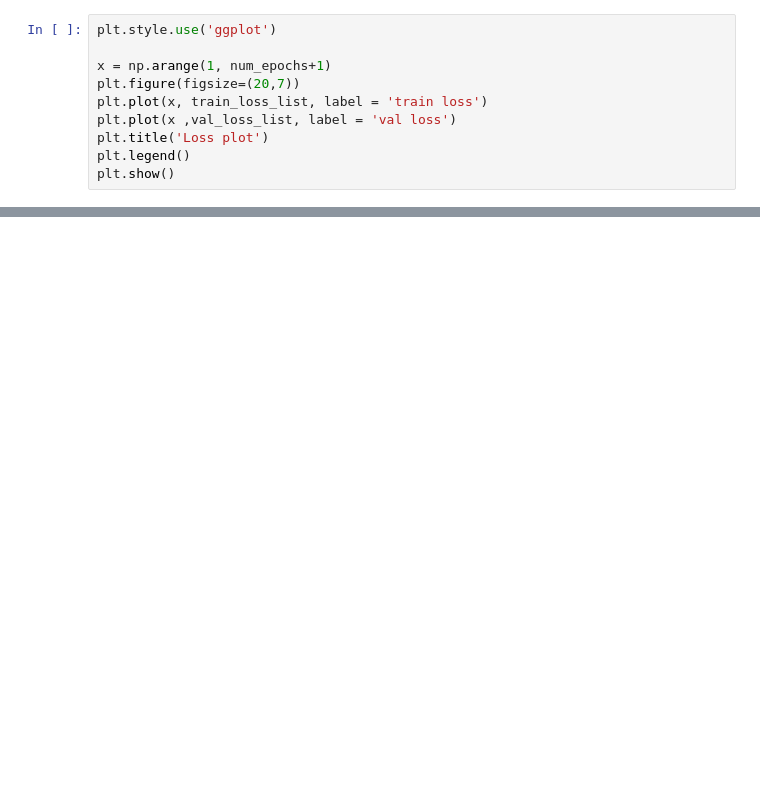
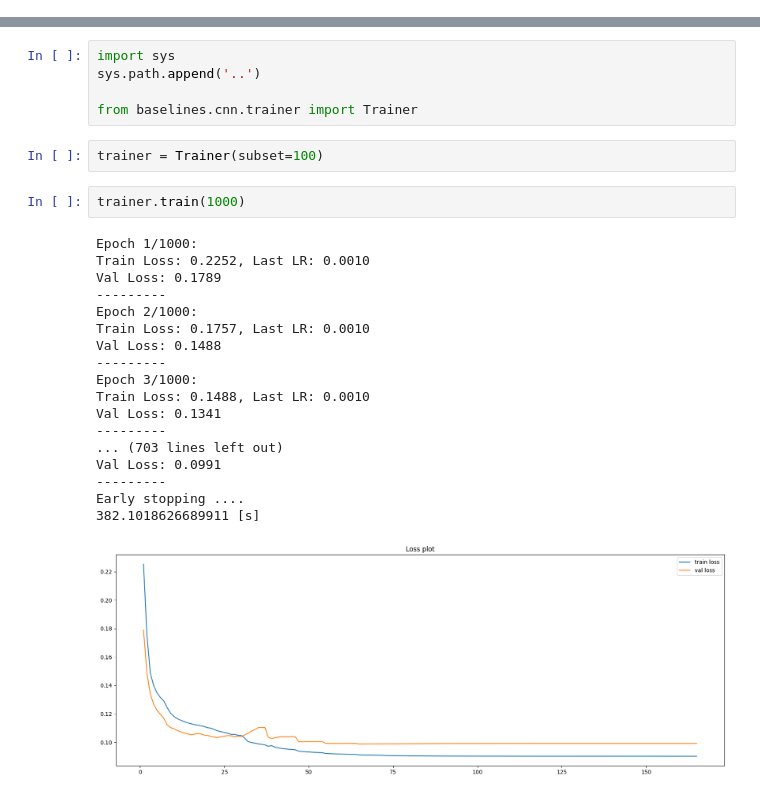
Before and after one commit to iwamaciek/stwp, a Jupyter notebook: demos/cnn-overfitting.ipynb, the cells around one changed output, grey strips where cells are left out. Cells and saved outputs as stored; diff of their text form; blank space fills up the shorter version.

```diff
--- a/demos/cnn-overfitting.ipynb
+++ b/demos/cnn-overfitting.ipynb
@@ -132,10 +0,0 @@ Train Loss: 0.0072
-# %%
-plt.style.use('ggplot')
-
-x = np.arange(1, num_epochs+1)
-plt.figure(figsize=(20,7))
-plt.plot(x, train_loss_list, label = 'train loss')
-plt.plot(x ,val_loss_list, label = 'val loss')
-plt.title('Loss plot')
-plt.legend()
-plt.show()
@@ -242,0 +1,28 @@ tp => RMSE: 0.0;
+# %%
+import sys
+sys.path.append('..')
+
+from baselines.cnn.trainer import Trainer
+# %%
+trainer = Trainer(subset=100)
+# %%
+trainer.train(1000)
+# %% [output]
+Epoch 1/1000:
+Train Loss: 0.2252, Last LR: 0.0010
+Val Loss: 0.1789
+---------
+Epoch 2/1000:
+Train Loss: 0.1757, Last LR: 0.0010
+Val Loss: 0.1488
+---------
+Epoch 3/1000:
+Train Loss: 0.1488, Last LR: 0.0010
+Val Loss: 0.1341
+---------
+... (703 lines left out)
+Val Loss: 0.0991
+---------
+Early stopping ....
+382.1018626689911 [s]
+[figure, added]
```
Also changed, not shown: parts of 19 cells of this notebook, 3 other files.
